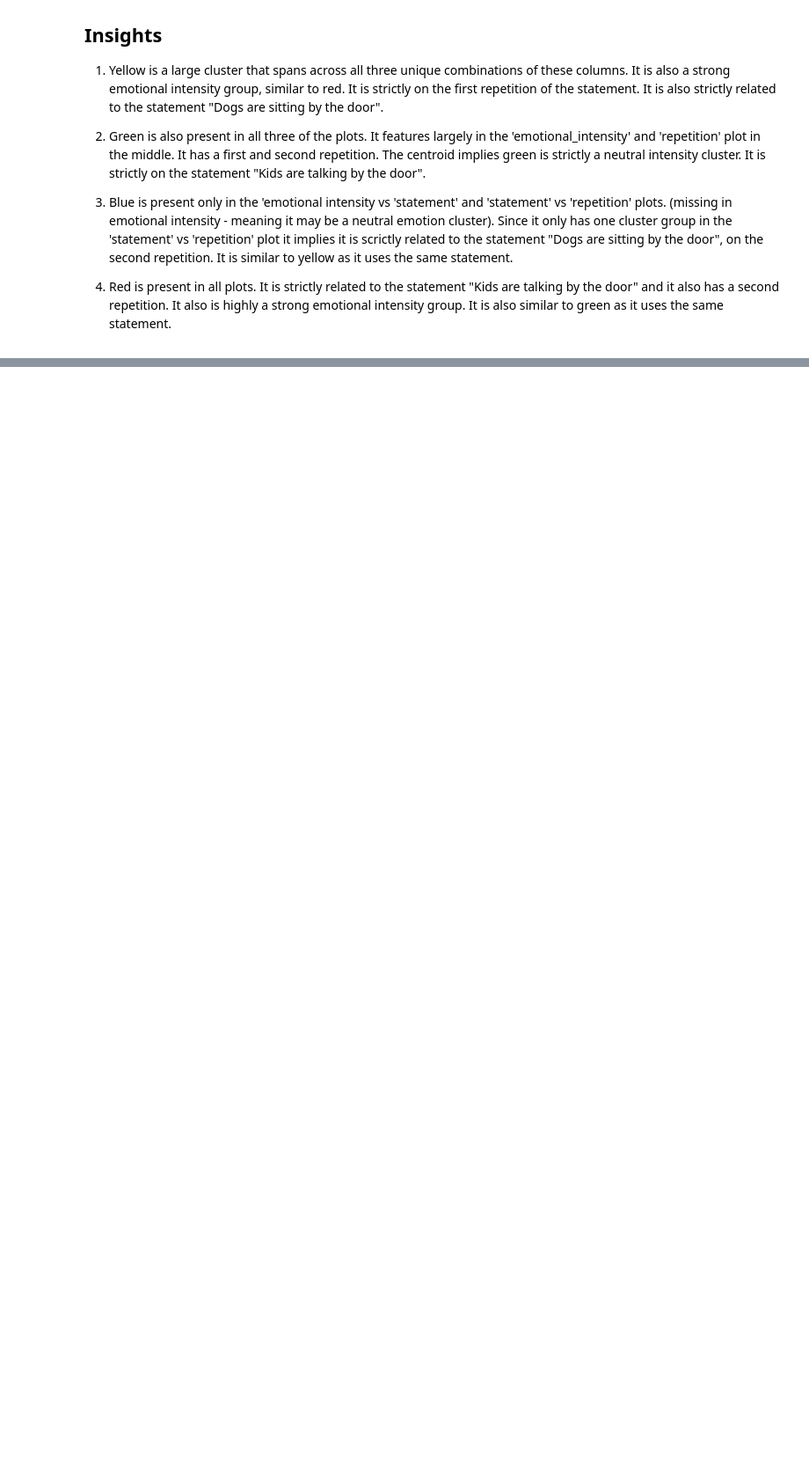
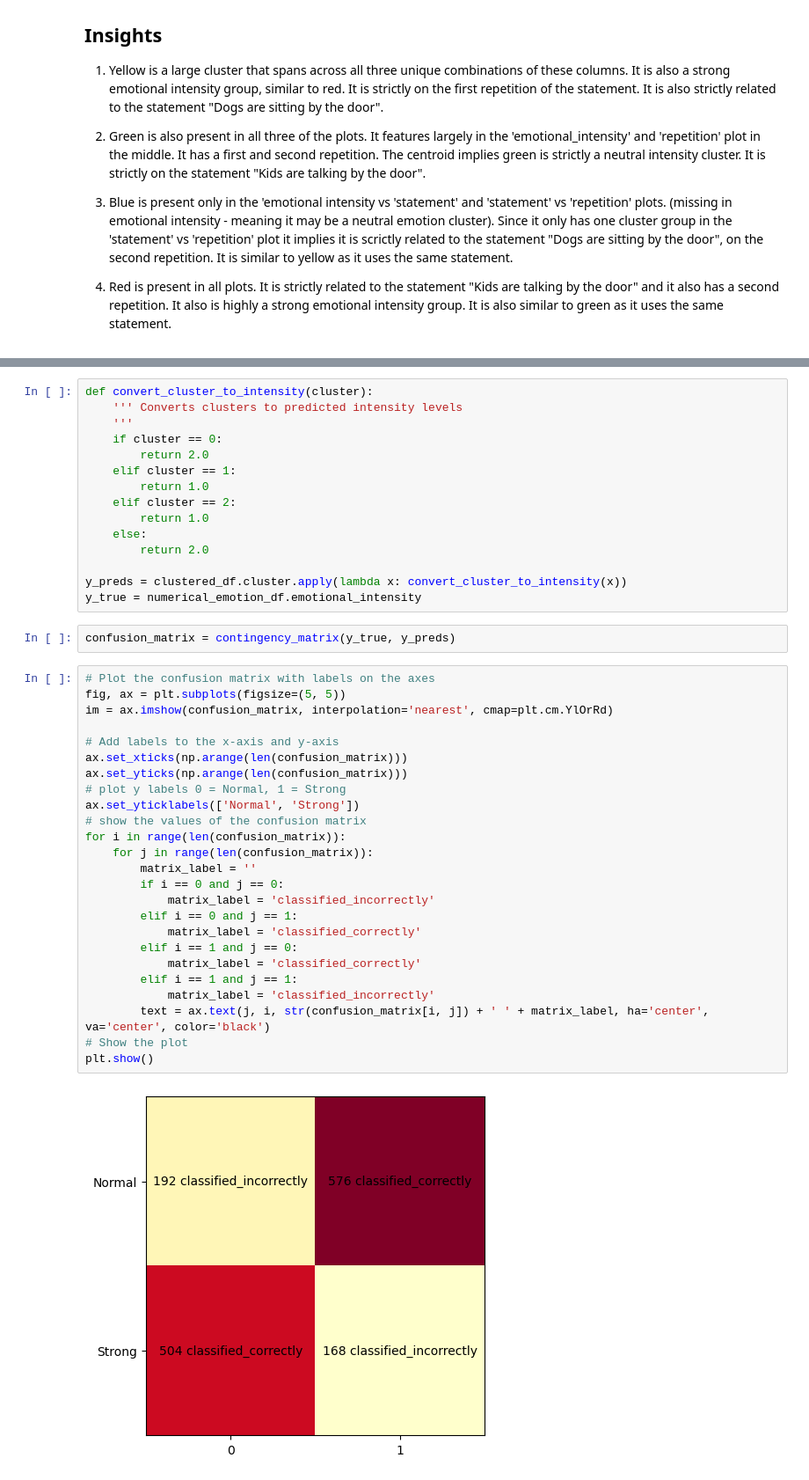
Before and after one commit to Bryan-Az/ClusteringMethod-Slate, a Jupyter notebook: K_Means.ipynb, the cells around one changed output, grey strips where cells are left out. Shown: that part at 88% size. Drawn from its saved outputs; the diff is of its cells as text; blank space fills up the shorter version.

```diff
--- a/K_Means.ipynb
+++ b/K_Means.ipynb
@@ -195,0 +219,44 @@ Using the labels for each value category we can infer some meaning from the clus
+# %%
+def convert_cluster_to_intensity(cluster):
+    ''' Converts clusters to predicted intensity levels
+    '''
+    if cluster == 0:
+        return 2.0
+    elif cluster == 1:
+        return 1.0
+    elif cluster == 2:
+        return 1.0
+    else:
+        return 2.0
+
+y_preds = clustered_df.cluster.apply(lambda x: convert_cluster_to_intensity(x))
+y_true = numerical_emotion_df.emotional_intensity
+# %%
+confusion_matrix = contingency_matrix(y_true, y_preds)
+# %%
+# Plot the confusion matrix with labels on the axes
+fig, ax = plt.subplots(figsize=(5, 5))
+im = ax.imshow(confusion_matrix, interpolation='nearest', cmap=plt.cm.YlOrRd)
+
+# Add labels to the x-axis and y-axis
+ax.set_xticks(np.arange(len(confusion_matrix)))
+ax.set_yticks(np.arange(len(confusion_matrix)))
+# plot y labels 0 = Normal, 1 = Strong
+ax.set_yticklabels(['Normal', 'Strong'])
+# show the values of the confusion matrix
+for i in range(len(confusion_matrix)):
+    for j in range(len(confusion_matrix)):
+        matrix_label = ''
+        if i == 0 and j == 0:
+            matrix_label = 'classified_incorrectly'
+        elif i == 0 and j == 1:
+            matrix_label = 'classified_correctly'
+        elif i == 1 and j == 0:
+            matrix_label = 'classified_correctly'
+        elif i == 1 and j == 1:
+            matrix_label = 'classified_incorrectly'
+        text = ax.text(j, i, str(confusion_matrix[i, j]) + ' ' + matrix_label, ha='center', va='center', color='black')
+# Show the plot
+plt.show()
+# %% [output]
+[figure, added]
```
Also changed, not shown: parts of 9 cells of this notebook.
